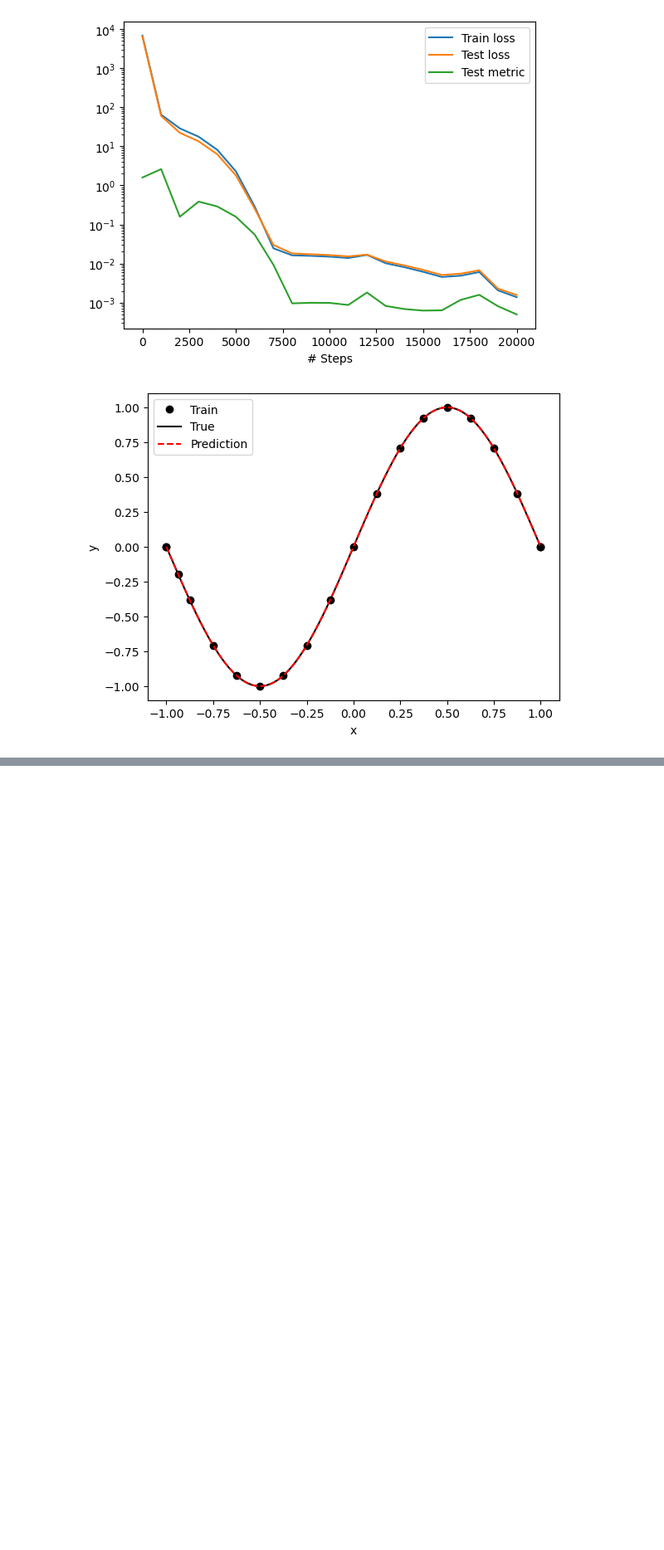
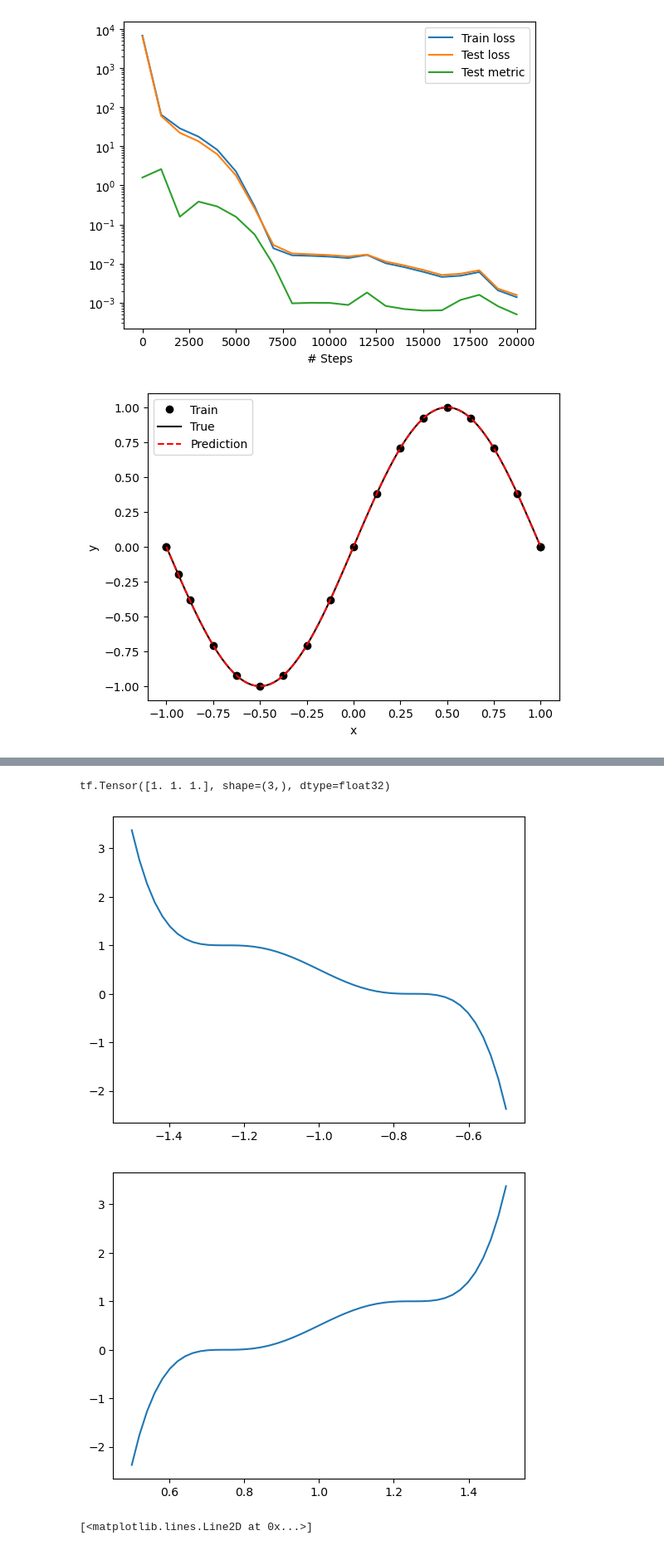
Before and after one commit to ZIB012/pacs, a Jupyter notebook: code/my_ex/Poisson_1D_finale.ipynb, the cells around one changed output, grey strips where cells are left out. Shown at 83% size. Drawn from its saved outputs; the diff is of its cells as text; code cells hidden in the pictures; blank space fills up the shorter version.

```diff
--- a/code/my_ex/Poisson_1D_finale.ipynb
+++ b/code/my_ex/Poisson_1D_finale.ipynb
@@ -634,0 +685,32 @@ for i in range(xt.shape[0]):
+# %%
+c1 = - 0.16171875
+def func_dx(x):
+    res = (c1 + 1/5*x**5 - x**4 + 47/24*x**3 - 15/8*x**2 + 225/256*x)/0.001041666666667
+    return res
+
+c2 =  0.1627604166666665
+def func_sx(x):
+    res = (c2 + 1/5*x**5 + x**4 + 47/24*x**3 + 15/8*x**2 + 225/256*x)/0.001041666666666
+    return res
+
+def pou(x):
+    return tf.clip_by_value(1-func_dx(x), 0.0, 1.0) + tf.clip_by_value(func_sx(x), 0.0, 1.0) - 1
+dx = np.linspace(0.5, 1.5, dtype='float32')
+sx = np.linspace(-1.5, -0.5, dtype='float32')
+
+
+y = np.array([-0.2, 0.0, 0.2], dtype='float32')
+y = tf.convert_to_tensor(y)
+print(pou(y))
+xx = np.linspace(-1.5, 1.5, dtype='float32')
+xx = tf.convert_to_tensor(xx)
+plt.plot(sx, 1-func_sx(sx))
+plt.show()
+plt.plot(dx, func_dx(dx))
+plt.show()
+plt.plot(xx, pou(xx))
+# %% [output]
+tf.Tensor([1. 1. 1.], shape=(3,), dtype=float32)
+[figure, added]
+[figure, added]
+[<matplotlib.lines.Line2D at 0x...>]
```
Also changed, not shown: parts of 11 cells of this notebook, 6 other files.
